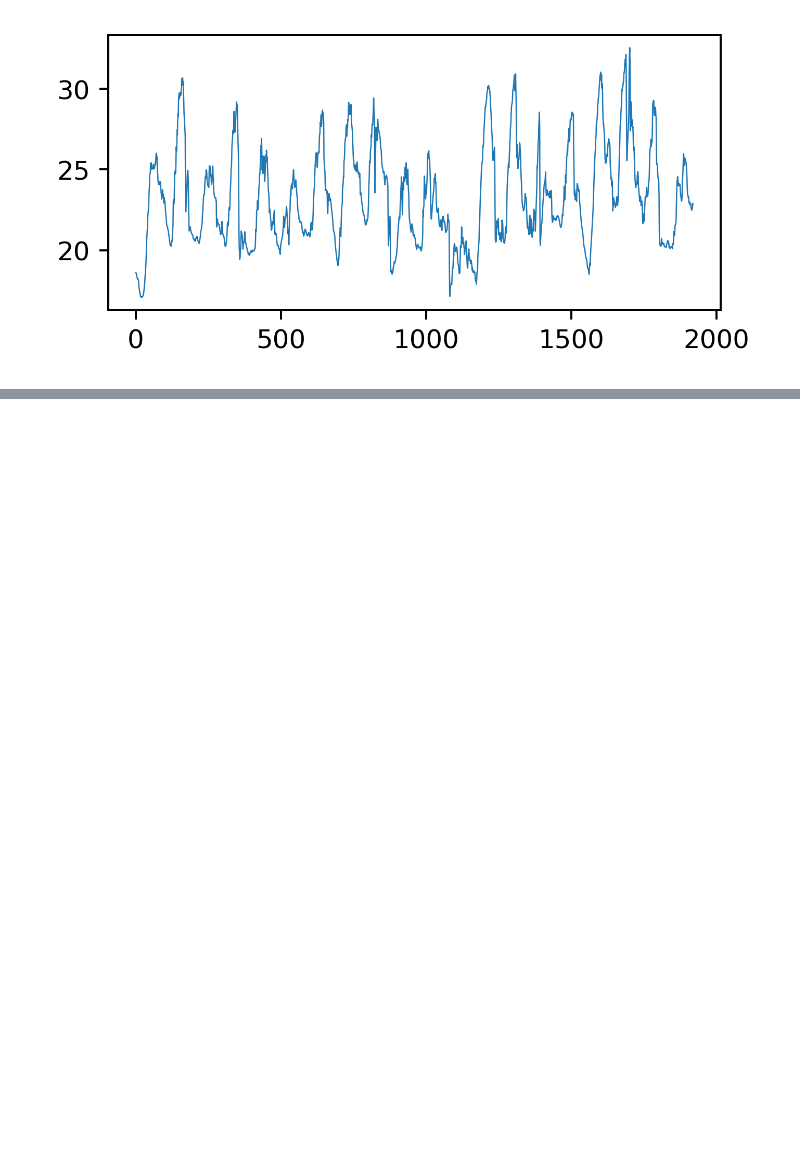
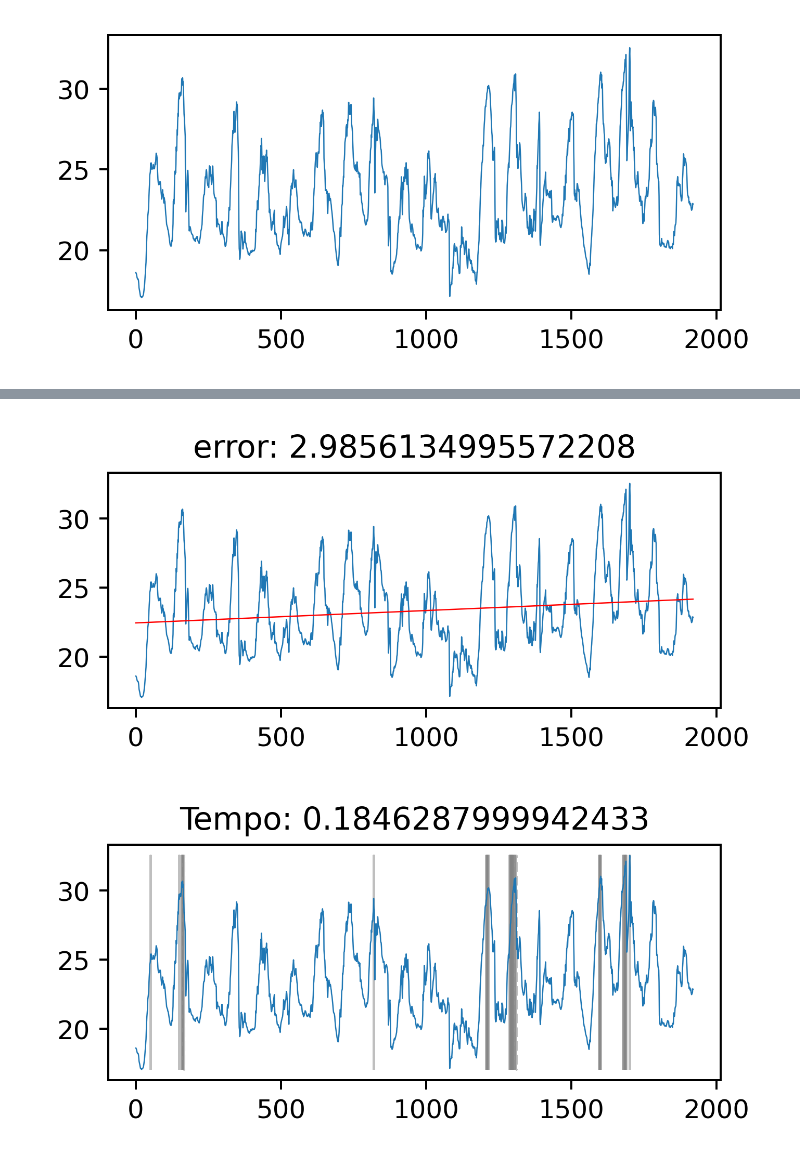
Before and after one commit to BobVitorBob/XTSTree, a Jupyter notebook: evaluate_topdown.ipynb, the cells around one changed output, grey strips where cells are left out. Saved outputs shown, nothing was run; the diff lists cells and outputs as text; code cells hidden in the pictures; blank space fills up the shorter version.

```diff
--- a/evaluate_topdown.ipynb
+++ b/evaluate_topdown.ipynb
@@ -28,0 +69,13 @@ plot(series, divisions=ph_model.cut_points())
+# %%
+m_model, _, _, _ = apply_lr(np.arange(len(series)), series)
+yhat = m_model.predict(np.arange(len(series)).reshape(-1, 1))
+error = rmse(series, yhat)
+plot(series, sec_plots=[yhat], title=f'error: {error}')
+
+t = perf_counter()
+tdi_model = XTSTreeTopDownIndex(stop_val=2.5, max_iter=100, min_dist=0)
+tdi_model = tdi_model.create_splits(series)
+plot(series, divisions=tdi_model.cut_points(), title=f'Tempo: {perf_counter() - t}')
+# %% [output]
+[figure, added]
+[figure, added]
```
Also changed, not shown: parts of 13 cells of this notebook.
